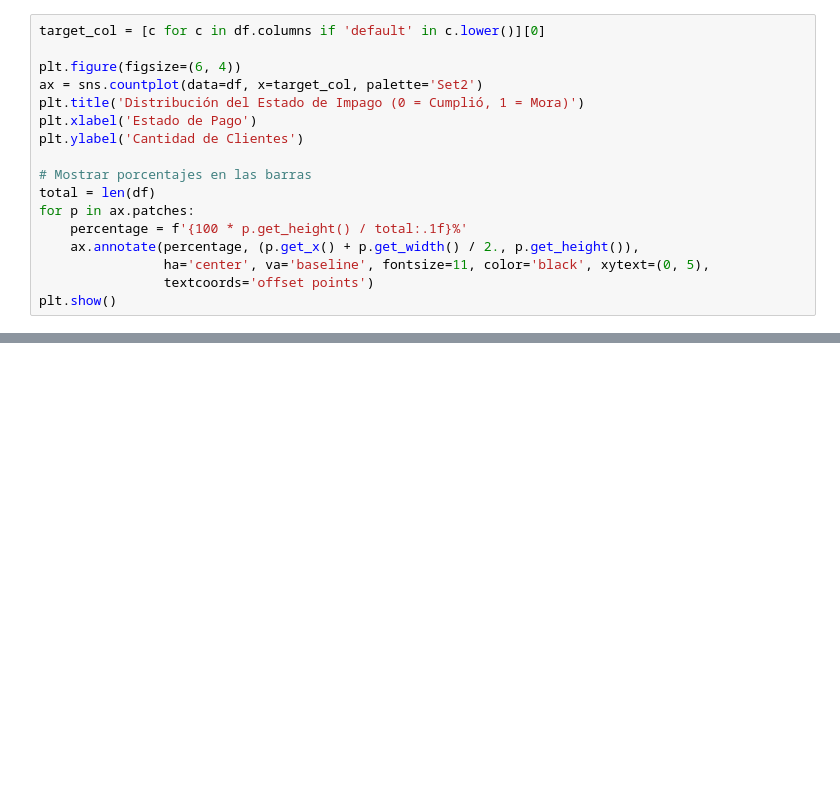
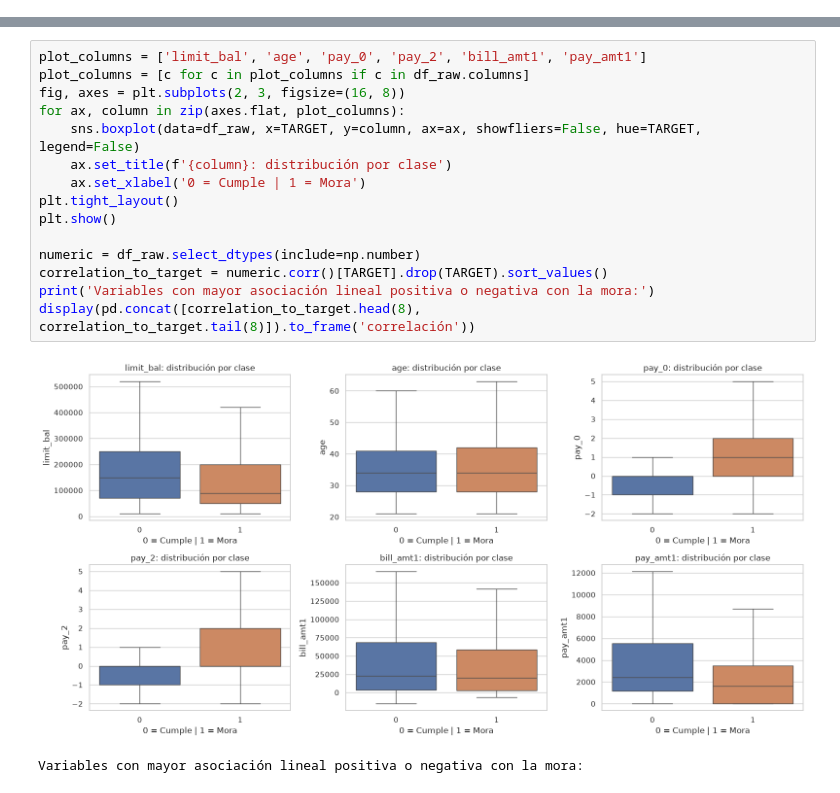
Before and after one commit to nickend12/ml-riesgo-credito, a Jupyter notebook: jupyter/01_exploracion.ipynb, the cells around one changed output, grey strips where cells are left out. Saved outputs shown, nothing was run; the diff lists cells and outputs as text; blank space fills up the shorter version.

```diff
--- a/jupyter/01_exploracion.ipynb
+++ b/jupyter/01_exploracion.ipynb
@@ -50,17 +0,0 @@ Filas duplicadas: 25
-# %%
-target_col = [c for c in df.columns if 'default' in c.lower()][0]
-
-plt.figure(figsize=(6, 4))
-ax = sns.countplot(data=df, x=target_col, palette='Set2')
-plt.title('Distribución del Estado de Impago (0 = Cumplió, 1 = Mora)')
-plt.xlabel('Estado de Pago')
-plt.ylabel('Cantidad de Clientes')
-
-# Mostrar porcentajes en las barras
-total = len(df)
-for p in ax.patches:
-    percentage = f'{100 * p.get_height() / total:.1f}%'
-    ax.annotate(percentage, (p.get_x() + p.get_width() / 2., p.get_height()),
-                ha='center', va='baseline', fontsize=11, color='black', xytext=(0, 5),
-                textcoords='offset points')
-plt.show()
@@ -81,0 +218,18 @@ plt.show()
+# %%
+plot_columns = ['limit_bal', 'age', 'pay_0', 'pay_2', 'bill_amt1', 'pay_amt1']
+plot_columns = [c for c in plot_columns if c in df_raw.columns]
+fig, axes = plt.subplots(2, 3, figsize=(16, 8))
+for ax, column in zip(axes.flat, plot_columns):
+    sns.boxplot(data=df_raw, x=TARGET, y=column, ax=ax, showfliers=False, hue=TARGET, legend=False)
+    ax.set_title(f'{column}: distribución por clase')
+    ax.set_xlabel('0 = Cumple | 1 = Mora')
+plt.tight_layout()
+plt.show()
+
+numeric = df_raw.select_dtypes(include=np.number)
+correlation_to_target = numeric.corr()[TARGET].drop(TARGET).sort_values()
+print('Variables con mayor asociación lineal positiva o negativa con la mora:')
+display(pd.concat([correlation_to_target.head(8), correlation_to_target.tail(8)]).to_frame('correlación'))
+# %% [output]
+[figure, added]
+Variables con mayor asociación lineal positiva o negativa con la mora:
```
Also changed, not shown: parts of 48 cells of this notebook.
